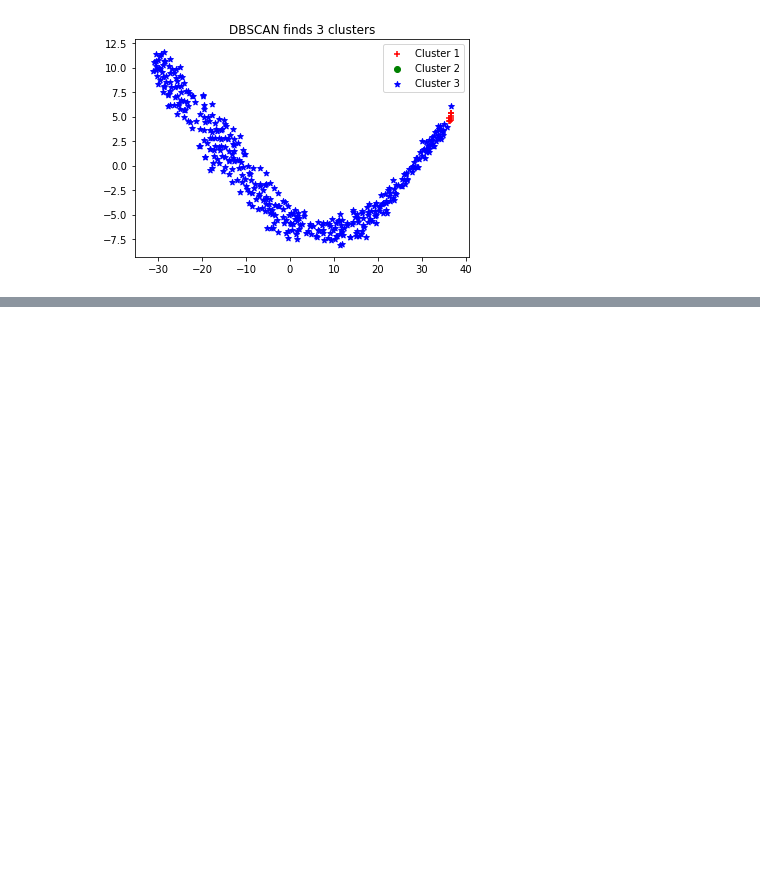
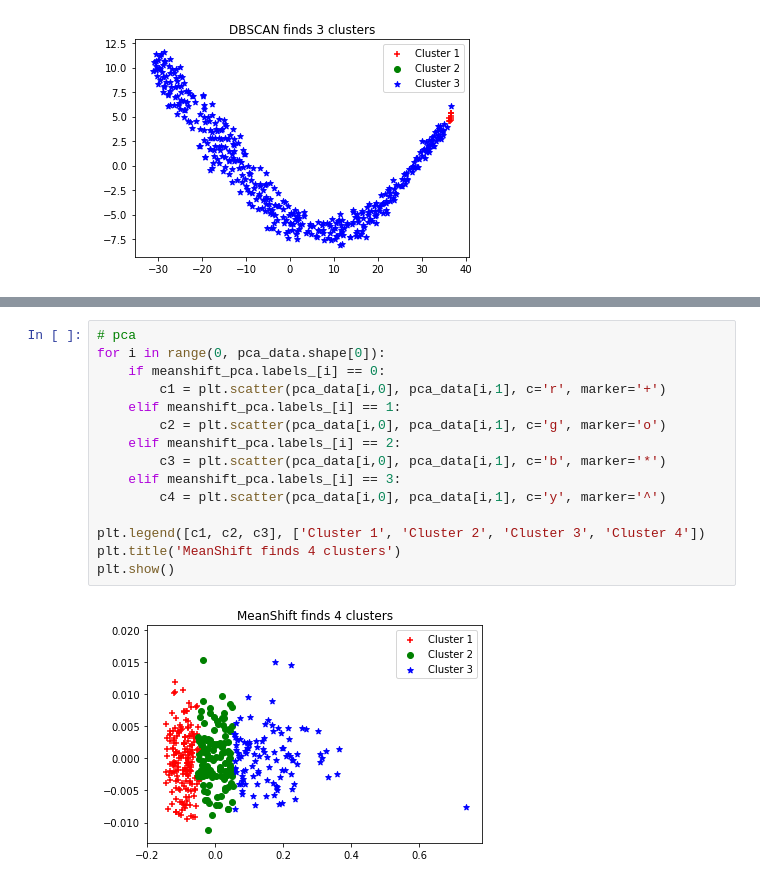
Before and after one commit to Schmidt8181/Allreciepes_NLP, a Jupyter notebook: All_Recipes_NLP.ipynb, the cells around one changed output, grey strips where cells are left out. Saved outputs shown, nothing was run; the diff lists cells and outputs as text; blank space fills up the shorter version.

```diff
--- a/All_Recipes_NLP.ipynb
+++ b/All_Recipes_NLP.ipynb
@@ -412,0 +498,17 @@ plt.show()
+# %%
+# pca
+for i in range(0, pca_data.shape[0]):
+    if meanshift_pca.labels_[i] == 0:
+        c1 = plt.scatter(pca_data[i,0], pca_data[i,1], c='r', marker='+')
+    elif meanshift_pca.labels_[i] == 1:
+        c2 = plt.scatter(pca_data[i,0], pca_data[i,1], c='g', marker='o')
+    elif meanshift_pca.labels_[i] == 2:
+        c3 = plt.scatter(pca_data[i,0], pca_data[i,1], c='b', marker='*')
+    elif meanshift_pca.labels_[i] == 3:
+        c4 = plt.scatter(pca_data[i,0], pca_data[i,1], c='y', marker='^')
+
+plt.legend([c1, c2, c3], ['Cluster 1', 'Cluster 2', 'Cluster 3', 'Cluster 4'])
+plt.title('MeanShift finds 4 clusters')
+plt.show()
+# %% [output]
+[figure, added]
```
Also changed, not shown: parts of 14 cells of this notebook.
